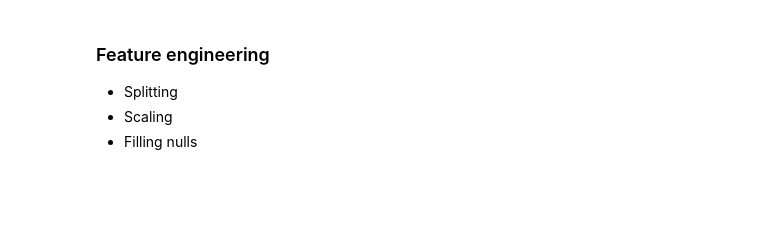
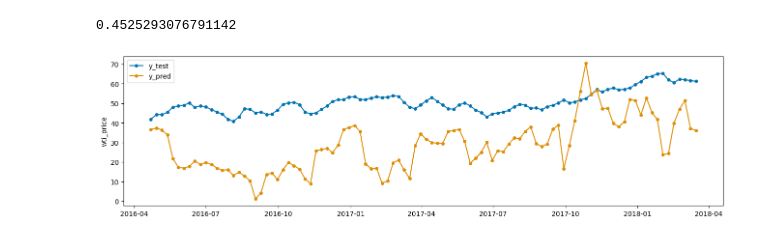
Before and after one commit to SalazarV4/oil-optimization, a Jupyter notebook: notebooks/04_model_experiments.ipynb, the cells around one changed output. Saved outputs shown, nothing was run; the diff lists cells and outputs as text; code cells hidden in the pictures; blank space fills up the shorter version.

Commit message:
Initializing model development phase

```diff
--- a/notebooks/04_model_experiments.ipynb
+++ b/notebooks/04_model_experiments.ipynb
@@ -8,0 +182,24 @@ c:\Users\User\Desktop\DS\Projects\oil-optimization
+# %%
+sklearn_models = {
+    "random_forest": RandomForestRegressor(random_state=42),
+    "gradient_boosting": GradientBoostingRegressor(random_state=42),
+    "xgboost": xgb.XGBRegressor(random_state=42)
+}
+for model_name, model in sklearn_models.items():
+
+    model.fit(X_train,y_train)
+    y_pred = model.predict(X_test)
+
+    mape = mean_absolute_percentage_error(y_test,y_pred)
+    rmse = root_mean_squared_error(y_test,y_pred)
+    mae = mean_absolute_error(y_test, y_pred)
+
+    metrics = {'test_mape':mape,
+                'test_rmse':rmse,
+                'test_mae':mae}
+
+    print(metrics)
+    plt.figure()
+    plt.plot(y_pred)
+    plt.legend()
+    plt.show()
@@ -9,4 +245,6 @@ c:\Users\User\Desktop\DS\Projects\oil-optimization
 # %%
-df = pd.read_csv('data/processed/features.csv', parse_dates=['period']).drop('year_month',axis=1)
+df = pd.read_csv('data/processed/features.csv', parse_dates=['period']).drop('year_month',axis=1).set_index('period')
 df['cpi_energy'] = df['cpi_energy'].interpolate()
 df['oil_production'] = df['oil_production'].interpolate()
+
+X,y = df.drop('wti_price',axis=1), df['wti_price']
@@ -66,5 +251,15 @@ df
-# %% [markdown]
-### Feature engineering
-* Splitting
-* Scaling
-* Filling nulls
+# %%
+y_train, y_test = temporal_train_test_split(y)
+# %%
+fh = ForecastingHorizon(y_test.index, is_relative=False)
+estimator = LinearRegression()
+
+forecaster = RecursiveTabularRegressionForecaster(estimator)
+forecaster.fit(y=y_train, X=X_train)
+y_pred = forecaster.predict(fh=fh, X=X_test)
+print(mean_absolute_percentage_error(y_test,y_pred))
+plot_series(y_test,y_pred, labels=['y_test','y_pred'])
+plt.show()
+# %% [output]
+0.4525293076791142
+[figure, added]
```
Also changed, not shown: parts of 20 cells of this notebook, 7 other files.
